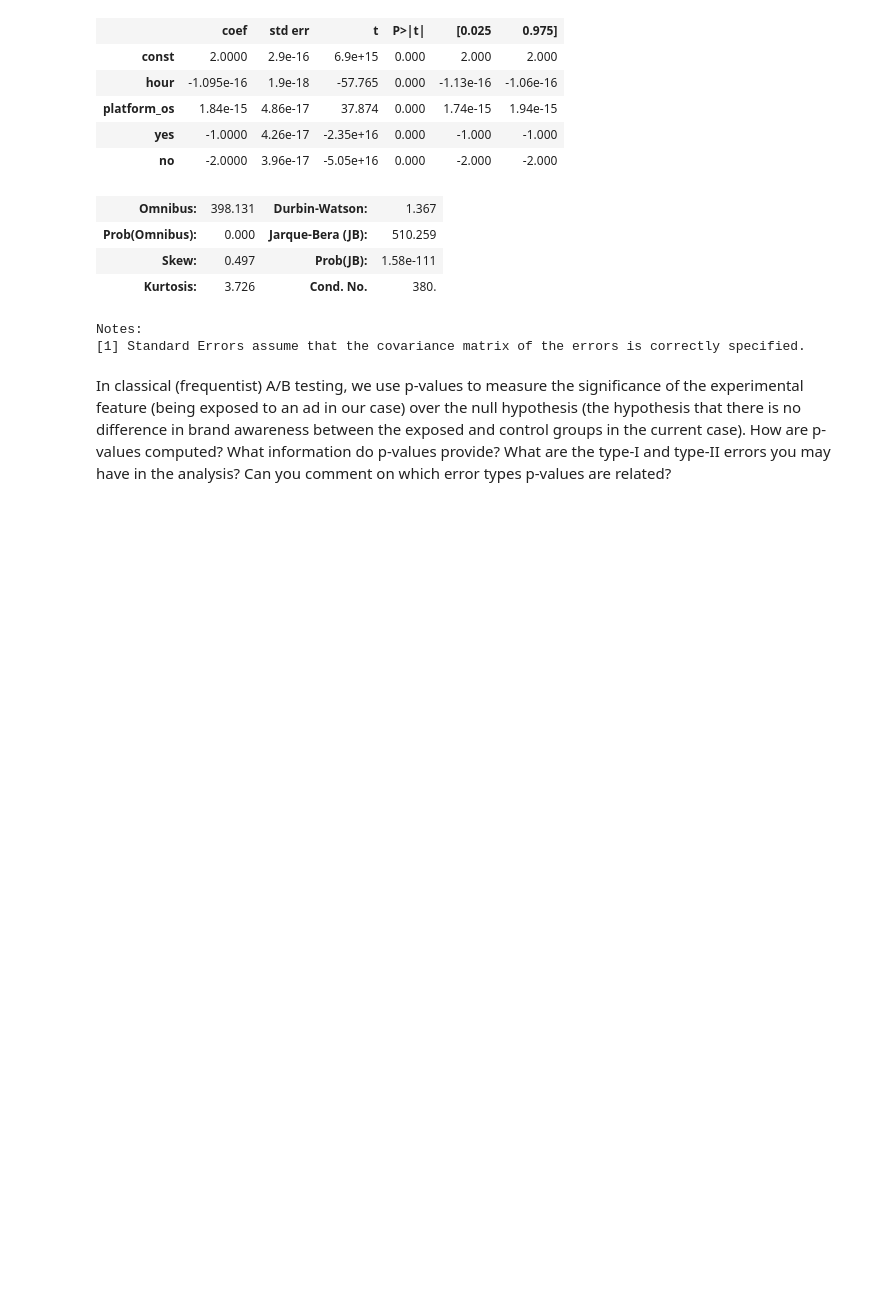
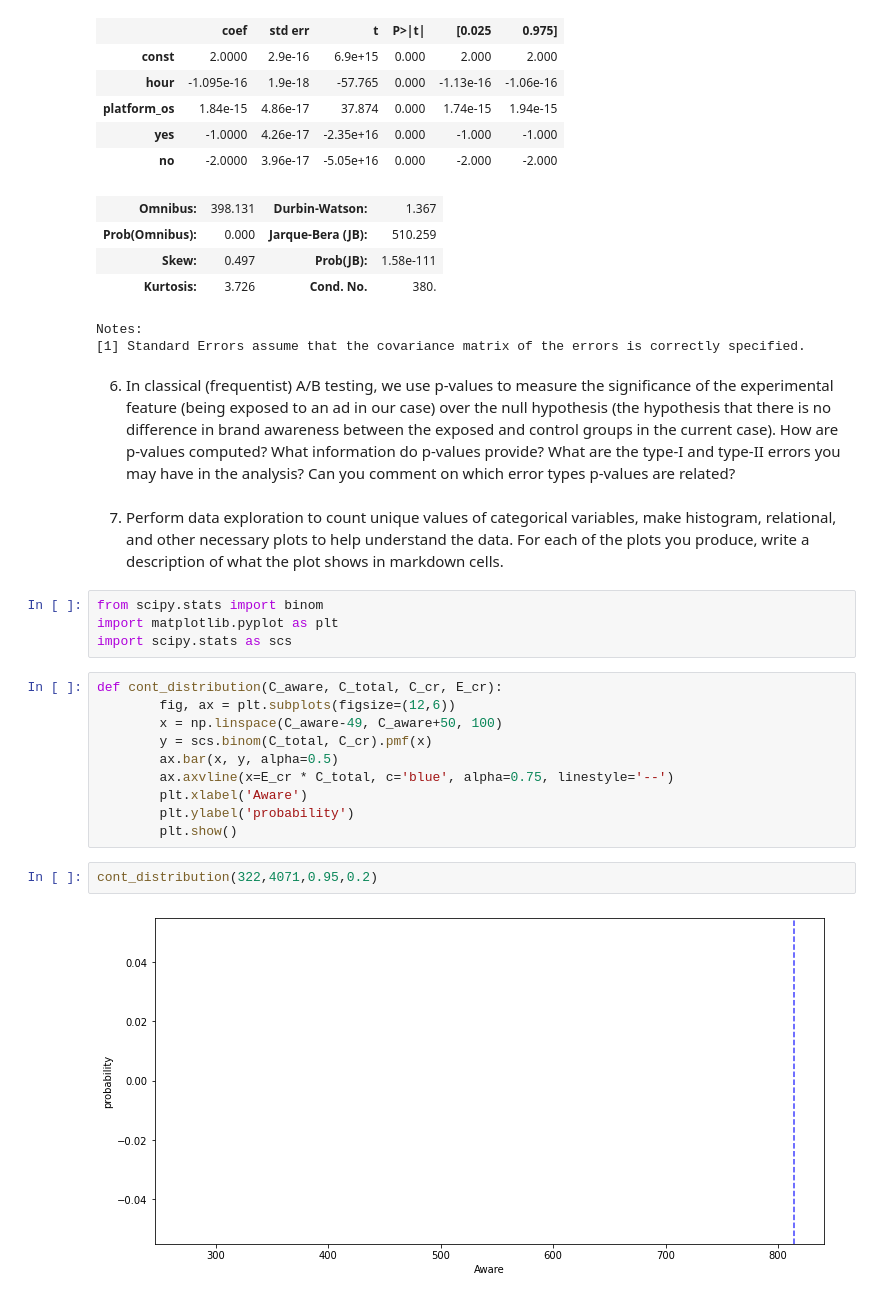
Before and after one commit to tutorialcreation/nlp_swahili_amharic, a Jupyter notebook: notebooks/AB_Testing.ipynb, the cells around one changed output. Drawn from its saved outputs; the diff is of its cells as text; blank space fills up the shorter version.

Commit message:
added the AB tests plot

```diff
--- a/notebooks/AB_Testing.ipynb
+++ b/notebooks/AB_Testing.ipynb
@@ -141,9 +129,31 @@ OLS Regression Results
 Notes:
 [1] Standard Errors assume that the covariance matrix of the errors is correctly specified.
 # %% [markdown]
-In classical (frequentist) A/B testing, we use p-values to measure the significance of the experimental
+6. In classical (frequentist) A/B testing, we use p-values to measure the significance of the experimental
 feature (being exposed to an ad in our case)  over the null hypothesis (the hypothesis that there is no
 difference in brand awareness between the exposed and control groups in the current case).
 How are p-values computed? What information do p-values provide?
 What are the  type-I and type-II errors you may have in the analysis?
 Can you comment on which error types p-values are related?
+# %% [markdown]
+7. Perform data exploration to count unique values of categorical variables,
+make histogram, relational, and other necessary plots to help understand the data.
+For each of the plots you produce, write a description of what the plot shows in markdown cells.
+# %%
+from scipy.stats import binom
+import matplotlib.pyplot as plt
+import scipy.stats as scs
+# %%
+def cont_distribution(C_aware, C_total, C_cr, E_cr):
+        fig, ax = plt.subplots(figsize=(12,6))
+        x = np.linspace(C_aware-49, C_aware+50, 100)
+        y = scs.binom(C_total, C_cr).pmf(x)
+        ax.bar(x, y, alpha=0.5)
+        ax.axvline(x=E_cr * C_total, c='blue', alpha=0.75, linestyle='--')
+        plt.xlabel('Aware')
+        plt.ylabel('probability')
+        plt.show()
+# %%
+cont_distribution(322,4071,0.95,0.2)
+# %% [output]
+[figure, added]
```
Also changed, not shown: parts of 16 cells of this notebook.
